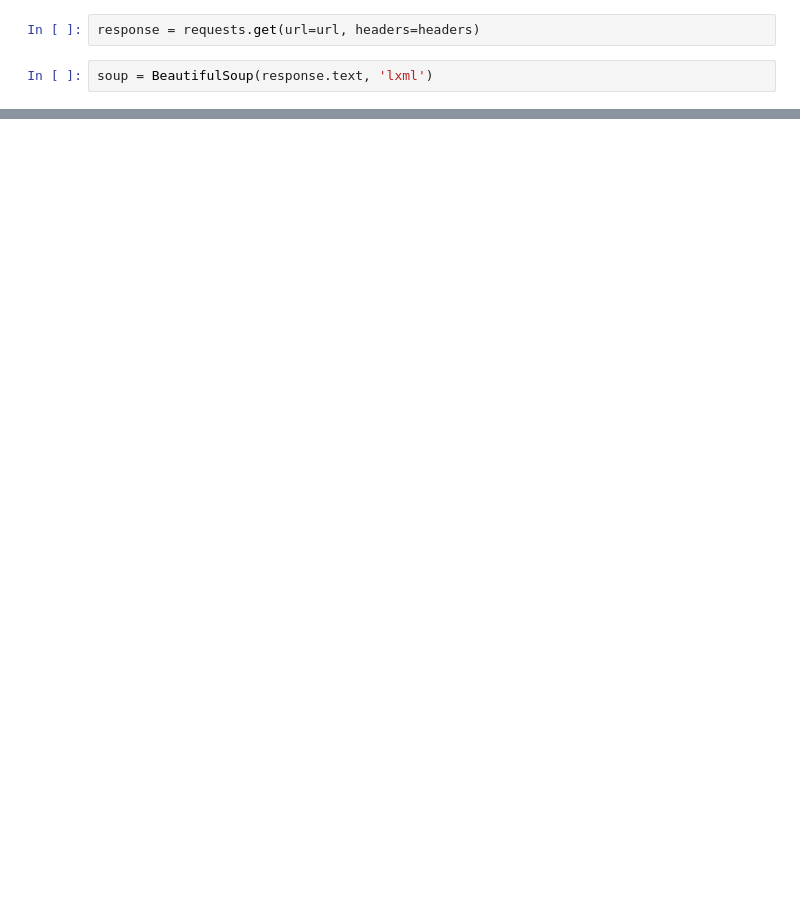
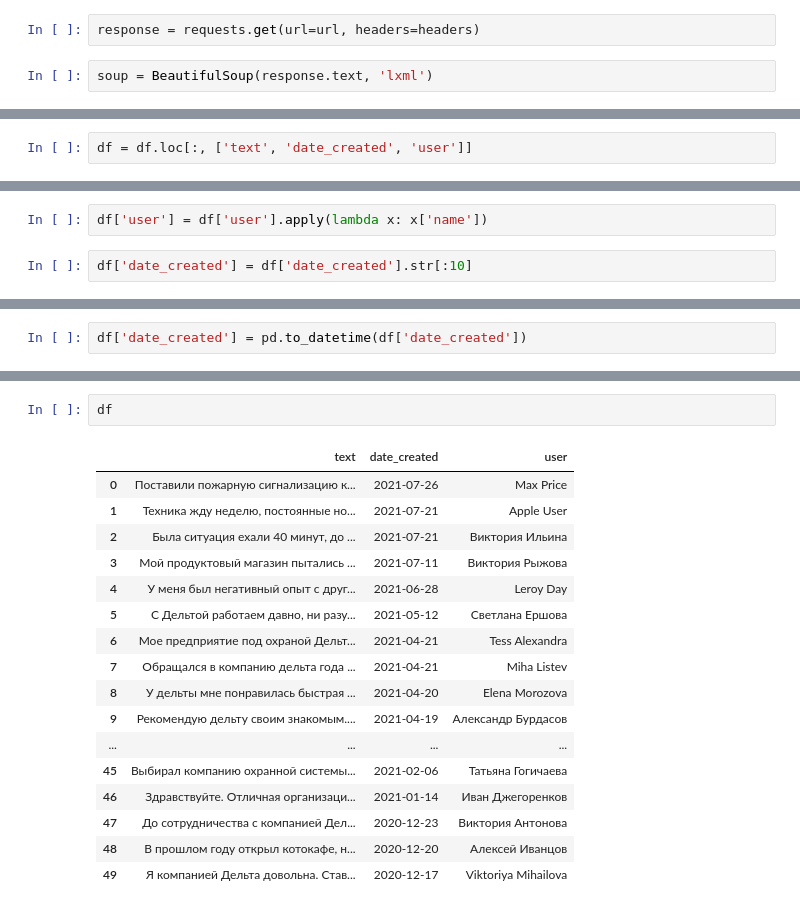
Before and after one commit to mirage-deadline/RevTaking, a Jupyter notebook: Untitled.ipynb, the cells around one changed output, grey strips where cells are left out. Drawn from its saved outputs; the diff is of its cells as text; blank space fills up the shorter version.

```diff
--- a/Untitled.ipynb
+++ b/Untitled.ipynb
@@ -203,0 +67,2 @@ response.text
+# %%
+df = df.loc[:, ['text', 'date_created', 'user']]
@@ -203,0 +98,4 @@ response.text
+# %%
+df['user'] = df['user'].apply(lambda x: x['name'])
+# %%
+df['date_created'] = df['date_created'].str[:10]
@@ -203,0 +122,2 @@ response.text
+# %%
+df['date_created'] = pd.to_datetime(df['date_created'])
@@ -203,0 +137,20 @@ response.text
+# %%
+df
+# %% [output]
+|  | text | date_created | user |
+| 0 | Поставили пожарную сигнализацию к... | 2021-07-26 | Max Price |
+| 1 | Техника жду неделю, постоянные но... | 2021-07-21 | Apple User |
+| 2 | Была ситуация ехали 40 минут, до ... | 2021-07-21 | Виктория Ильина |
+| 3 | Мой продуктовый магазин пытались ... | 2021-07-11 | Виктория Рыжова |
+| 4 | У меня был негативный опыт с друг... | 2021-06-28 | Leroy Day |
+| 5 | С Дельтой работаем давно, ни разу... | 2021-05-12 | Светлана Ершова |
+| 6 | Мое предприятие под охраной Дельт... | 2021-04-21 | Tess Alexandra |
+| 7 | Обращался в компанию дельта года ... | 2021-04-21 | Miha Listev |
+| 8 | У дельты мне понравилась быстрая ... | 2021-04-20 | Elena Morozova |
+| 9 | Рекомендую дельту своим знакомым.... | 2021-04-19 | Александр Бурдасов |
+| ... | ... | ... | ... |
+| 45 | Выбирал компанию охранной системы... | 2021-02-06 | Татьяна Гогичаева |
+| 46 | Здравствуйте. Отличная организаци... | 2021-01-14 | Иван Джегоренков |
+| 47 | До сотрудничества с компанией Дел... | 2020-12-23 | Виктория Антонова |
+| 48 | В прошлом году открыл котокафе, н... | 2020-12-20 | Алексей Иванцов |
+| 49 | Я компанией Дельта довольна. Став... | 2020-12-17 | Viktoriya Mihailova |
```
Also changed, not shown: parts of 39 cells of this notebook, 31 other files.
